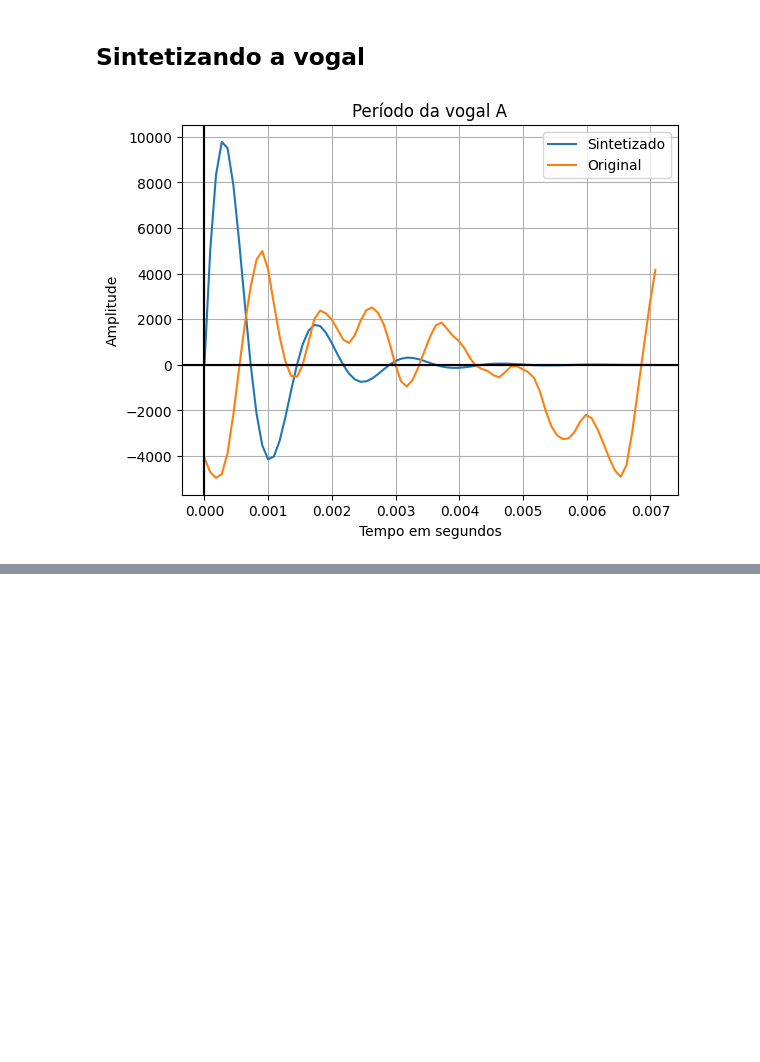
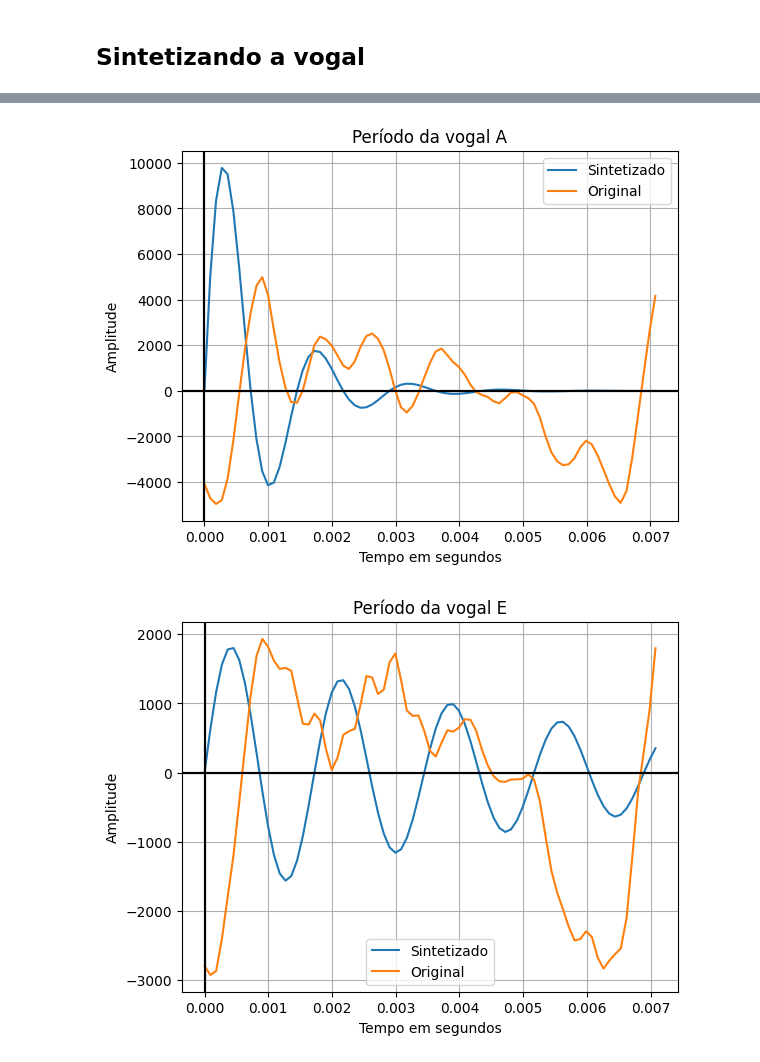
Before and after one commit to Rubiozito/Sistemas-e-Sinais, a Jupyter notebook: Trabalho_Final_sinais/Tfinal_sinais.ipynb, the cells around one changed output, grey strips where cells are left out. Saved outputs shown, nothing was run; the diff lists cells and outputs as text; code cells hidden in the pictures; blank space fills up the shorter version.

Commit message:
graficos vogais sintetizadas

```diff
--- a/Trabalho_Final_sinais/Tfinal_sinais.ipynb
+++ b/Trabalho_Final_sinais/Tfinal_sinais.ipynb
@@ -723,11 +723,24 @@ Função de transferência vogal U:
 s^2 + 1270 s + 4.037e+05
 # %% [markdown]
 ## Sintetizando a vogal
-# %%
-a_sintetizado = sintetiza_vogal(w_a, pico_exp_a, periodo_t_0_a)
-plotar_grafico(periodo_t_0_a, a_sintetizado, 'Período da vogal A sintetizado', label_x='Tempo em segundos', label_y='Amplitude', n_figure=28, labelg='Sintetizado')
-plotar_grafico(periodo_t_0_a, periodo_a, 'Período da vogal A', label_x='Tempo em segundos', label_y='Amplitude', n_figure=28, labelg='Original')
-
-e_sintetizado = sintetiza_vogal(w_e, pico_exp_e, periodo_t_0_e)
-# %% [output]
-[figure, removed]
+# %%
+a_sintetizado = sintetiza_vogal(w_a, pico_exp_a, periodo_t_0_a)
+plotar_grafico(periodo_t_0_a, a_sintetizado, 'Período da vogal A sintetizado', n_figure=28, labelg='Sintetizado')
+plotar_grafico(periodo_t_0_a, periodo_a, 'Período da vogal A', n_figure=28, labelg='Original')
+
+e_sintetizado = sintetiza_vogal(w_e, pico_exp_e, periodo_t_0_e)
+plotar_grafico(periodo_t_0_e, e_sintetizado, 'Período da vogal E sintetizado', n_figure=29, labelg='Sintetizado')
+plotar_grafico(periodo_t_0_e, periodo_e, 'Período da vogal E', n_figure=29, labelg='Original')
+
+i_sintetizado = sintetiza_vogal(w_i, pico_exp_i, periodo_t_0_i)
+plotar_grafico(periodo_t_0_i, i_sintetizado, 'Período da vogal I sintetizado', n_figure=30, labelg='Sintetizado')
+plotar_grafico(periodo_t_0_i, periodo_i, 'Período da vogal I', n_figure=30, labelg='Original')
+
+o_sintetizado = sintetiza_vogal(w_o, pico_exp_o, periodo_t_0_o)
+plotar_grafico(periodo_t_0_o, o_sintetizado, 'Período da vogal O sintetizado', n_figure=31, labelg='Sintetizado')
+plotar_grafico(periodo_t_0_o, periodo_o, 'Período da vogal O', n_figure=31, labelg='Original')
+
+u_sintetizado = sintetiza_vogal(w_u, pico_exp_u, periodo_t_0_u)
+plotar_grafico(periodo_t_0_u, u_sintetizado, 'Período da vogal U sintetizado', n_figure=32, labelg='Sintetizado')
+plotar_grafico(periodo_t_0_u, periodo_u, 'Período da vogal U', n_figure=32, labelg='Original')
+# %% [output]
@@ -733,0 +748,2 @@ e_sintetizado = sintetiza_vogal(w_e, pico_exp_e, periodo_t_0_e)
+[figure, added]
+[figure, added]
```
Also changed, not shown: parts of 10 cells of this notebook.
